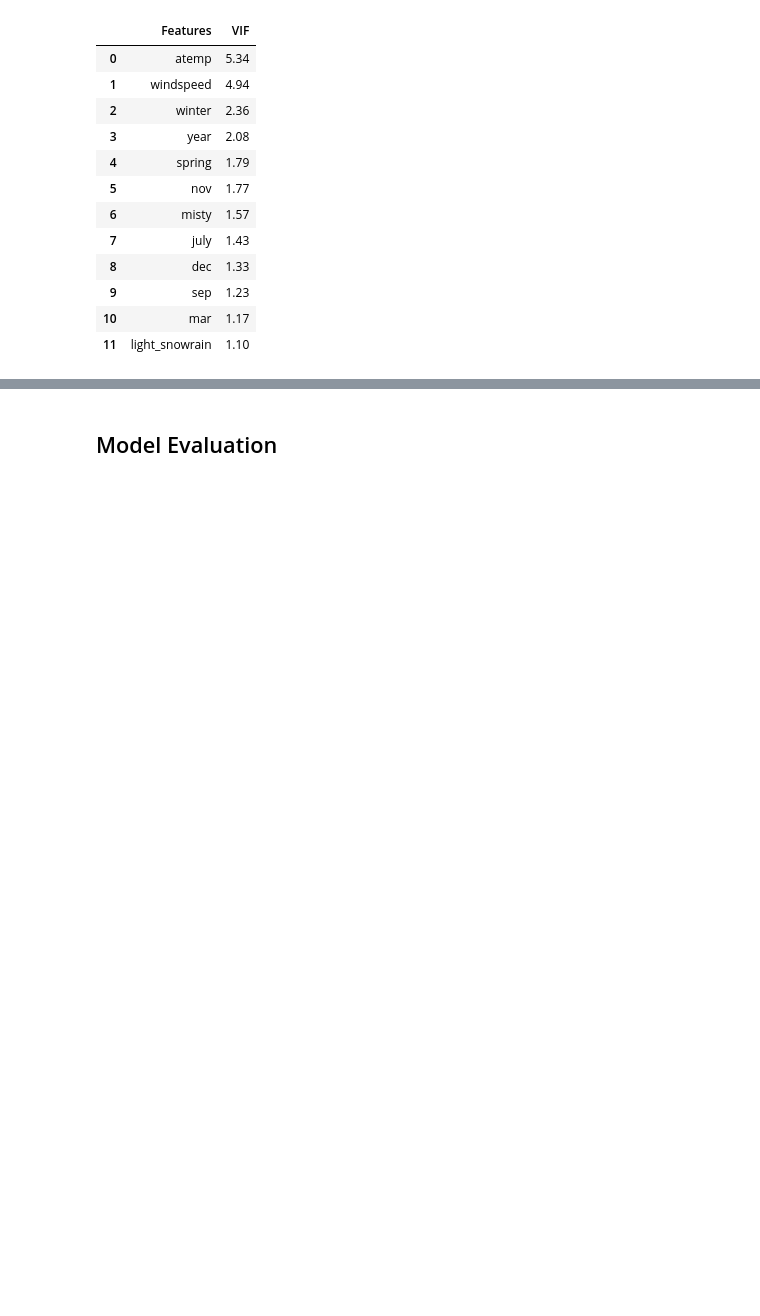
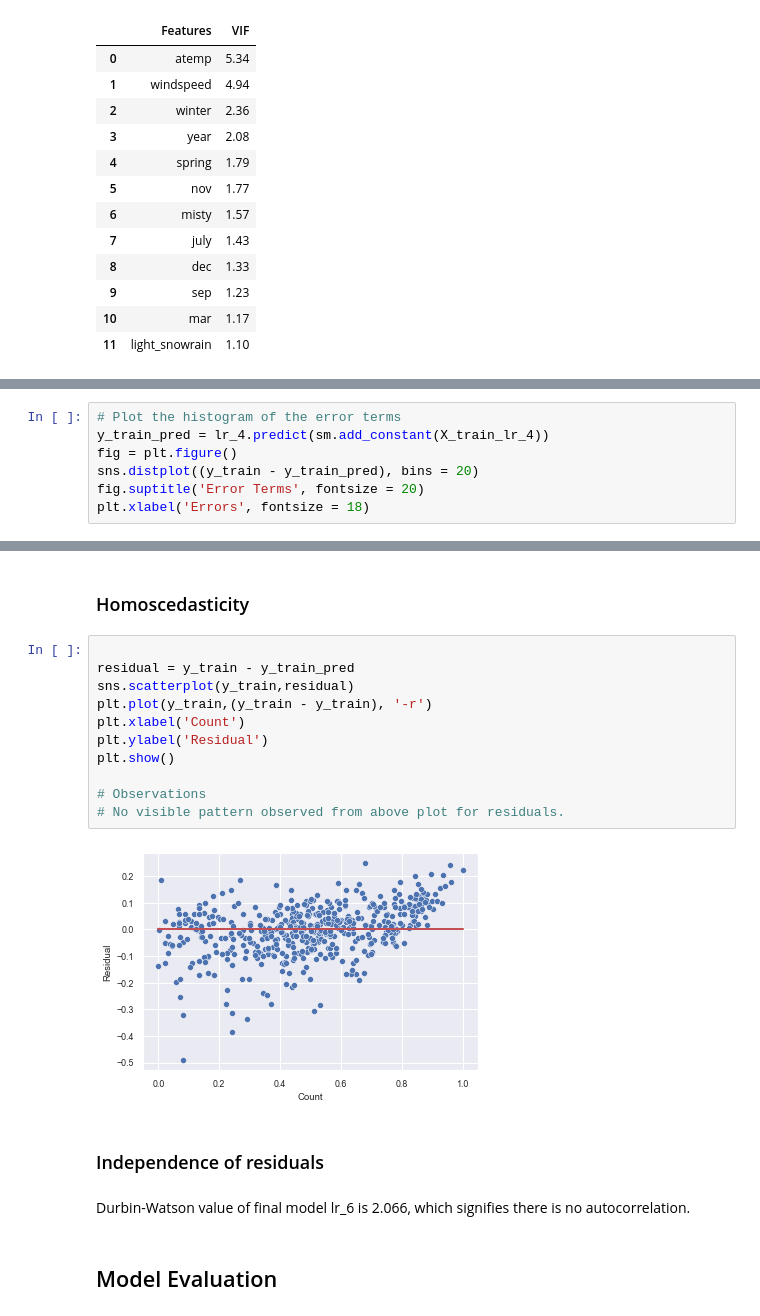
Before and after one commit to vasanth-gummadala/BikeSharingAssignment, a Jupyter notebook: assignment_solution.ipynb, the cells around one changed output, grey strips where cells are left out. Saved outputs shown, nothing was run; the diff lists cells and outputs as text; blank space fills up the shorter version.

```diff
--- a/assignment_solution.ipynb
+++ b/assignment_solution.ipynb
@@ -573,0 +582,7 @@ dtype: float64
+# %%
+# Plot the histogram of the error terms
+y_train_pred = lr_4.predict(sm.add_constant(X_train_lr_4))
+fig = plt.figure()
+sns.distplot((y_train - y_train_pred), bins = 20)
+fig.suptitle('Error Terms', fontsize = 20)
+plt.xlabel('Errors', fontsize = 18)
@@ -574,3 +592,22 @@ dtype: float64
+# %% [markdown]
+### Homoscedasticity
+# %%
+
+residual = y_train - y_train_pred
+sns.scatterplot(y_train,residual)
+plt.plot(y_train,(y_train - y_train), '-r')
+plt.xlabel('Count')
+plt.ylabel('Residual')
+plt.show()
+
+# Observations
+# No visible pattern observed from above plot for residuals.
+# %% [output]
+[figure, added]
+# %% [markdown]
+### Independence of residuals
+# %% [markdown]
+Durbin-Watson value of final model lr_6 is 2.066, which signifies there is no autocorrelation.
 # %% [markdown]
 ## Model Evaluation
 # %% [markdown]
```
Also changed, not shown: parts of 14 cells of this notebook, 3 other files.
